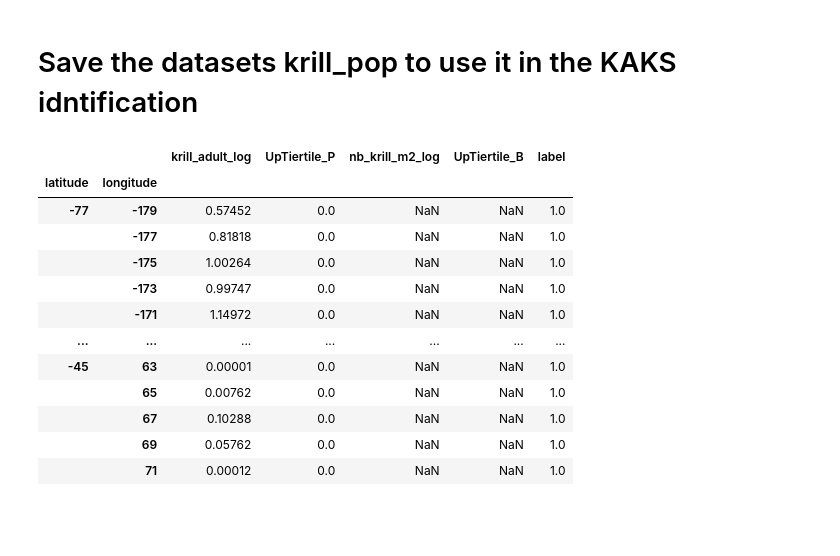
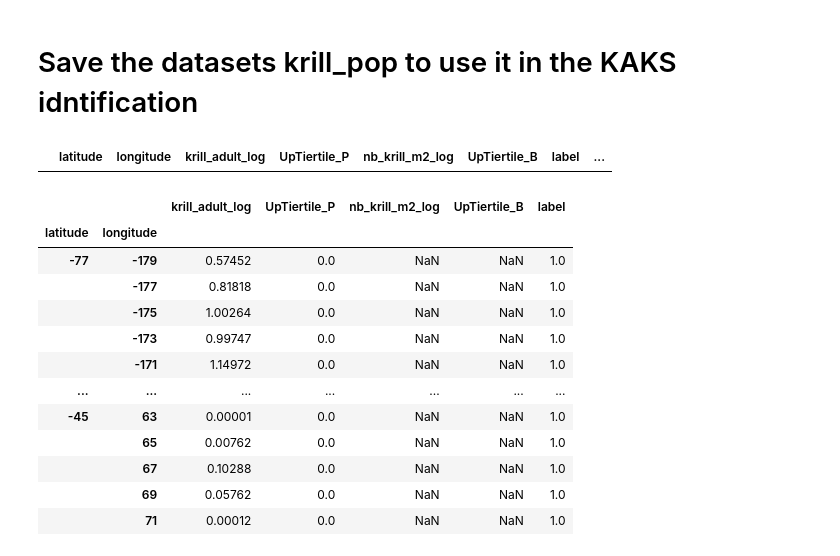
Before and after one commit to AnaelleDurfort/Key_Areas_krill_carbon_sequestration, a Jupyter notebook: data_formating/Krill_pop_quantiles.ipynb, the cells around one changed output. Cells and saved outputs as stored; diff of their text form; code cells hidden in the pictures; blank space fills up the shorter version.

Commit message:
update krill quantile

```diff
--- a/data_formating/Krill_pop_quantiles.ipynb
+++ b/data_formating/Krill_pop_quantiles.ipynb
@@ -284,6 +289,12 @@ plt.show()
 [figure]
 # %% [markdown]
 # Save the datasets krill_pop to use it in the KAKS idntification
+# %%
+# [(krill_pop['y'] == -69) & (Ross_krill_carbon_df['x'] == -179)]
+krill_pop.reset_index()[(krill_pop.reset_index()['latitude'] == -69) & (krill_pop.reset_index()['longitude'] == 179)]
+# krill_pop.loc[(-69, -179)]
+# %% [output]
+|  | latitude | longitude | krill_adult_log | UpTiertile_P | nb_krill_m2_log | UpTiertile_B | label | ... |
 # %%
 # %% [output]
 |  |  | krill_adult_log | UpTiertile_P | nb_krill_m2_log | UpTiertile_B | label |
```
Also changed, not shown: parts of 1 cell of this notebook.
